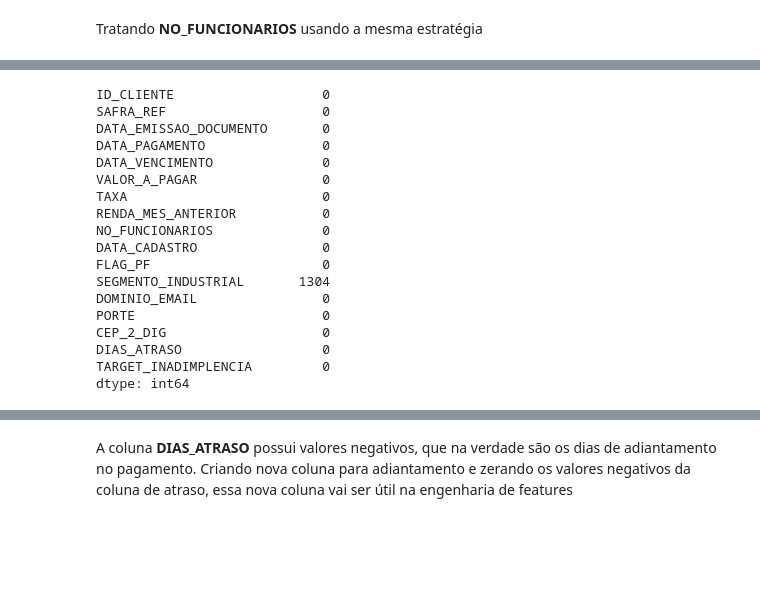
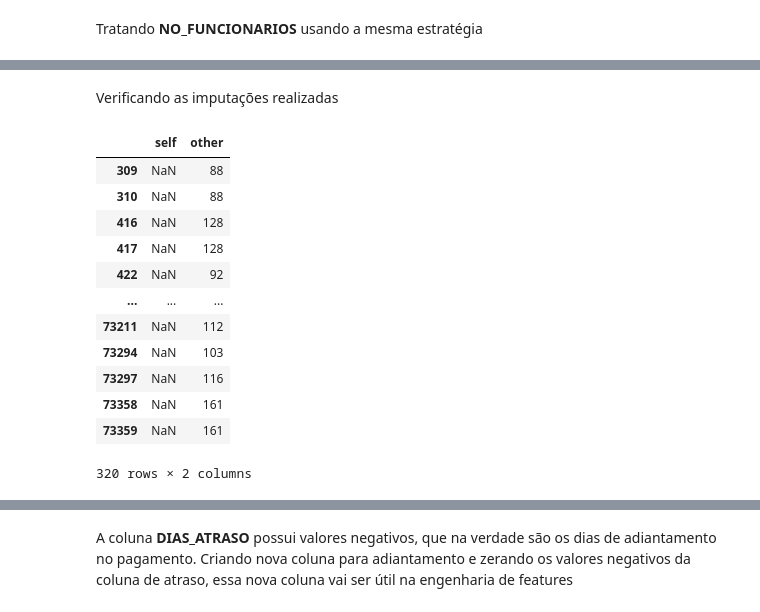
Before and after one commit to mmdes/default-risk-analysis, a Jupyter notebook: notebooks/exploratory_analysis.ipynb, the cells around one changed output, grey strips where cells are left out. Drawn from its saved outputs; the diff is of its cells as text; code cells hidden in the pictures; blank space fills up the shorter version.

```diff
--- a/notebooks/exploratory_analysis.ipynb
+++ b/notebooks/exploratory_analysis.ipynb
@@ -1799,5 +1677,9 @@ merged_dataset_temp = (
 # %%
-merged_dataset_temp.isnull().sum()
+merged_dataset['RENDA_MES_ANTERIOR'] = merged_dataset['RENDA_MES_ANTERIOR_INPUTED']
+
+merged_dataset= merged_dataset.drop(columns=['RENDA_MES_ANTERIOR_INPUTED'])
+
+merged_dataset.isnull().sum()
 # %% [output]
 ID_CLIENTE                   0
 SAFRA_REF                    0
@@ -1917,21 +1704,46 @@ merged_dataset_temp = (
-# %%
-merged_dataset_temp.isnull().sum()
-# %% [output]
-ID_CLIENTE                   0
-SAFRA_REF                    0
-DATA_EMISSAO_DOCUMENTO       0
-DATA_PAGAMENTO               0
-DATA_VENCIMENTO              0
-VALOR_A_PAGAR                0
-TAXA                         0
-RENDA_MES_ANTERIOR           0
-NO_FUNCIONARIOS              0
-DATA_CADASTRO                0
-FLAG_PF                      0
-SEGMENTO_INDUSTRIAL       1304
-DOMINIO_EMAIL                0
-PORTE                        0
-CEP_2_DIG                    0
-DIAS_ATRASO                  0
-TARGET_INADIMPLENCIA         0
-dtype: int64
+# %%
+hierarquia = [
+    [
+        'TARGET_INADIMPLENCIA',
+        'SEGMENTO_INDUSTRIAL',
+        'TAXA',
+        'CEP_2_DIG'
+    ],
+    [
+        'TARGET_INADIMPLENCIA',
+        'SEGMENTO_INDUSTRIAL',
+        'CEP_2_DIG',
+
+     ],
+     [
+        'TARGET_INADIMPLENCIA',
+        'SEGMENTO_INDUSTRIAL',
+        'TAXA',
+    ]
+]
+
+coluna = "NO_FUNCIONARIOS"
+
+merged_dataset[coluna] = merged_dataset[coluna].astype(float)
+
+merged_dataset[coluna+"_INPUTED"] = imputacao_hierarquica(merged_dataset, coluna, hierarquia, strategy='median')
+
+merged_dataset[coluna+"_INPUTED"] = merged_dataset[coluna+"_INPUTED"].round().astype('Int64')
+# %% [markdown]
+Verificando as imputações realizadas
+# %%
+merged_dataset["NO_FUNCIONARIOS"].compare(merged_dataset["NO_FUNCIONARIOS_INPUTED"])
+# %% [output]
+|  | self | other |
+| 309 | NaN | 88 |
+| 310 | NaN | 88 |
+| 416 | NaN | 128 |
+| 417 | NaN | 128 |
+| 422 | NaN | 92 |
+| ... | ... | ... |
+| 73211 | NaN | 112 |
+| 73294 | NaN | 103 |
+| 73297 | NaN | 116 |
+| 73358 | NaN | 161 |
+| 73359 | NaN | 161 |
+320 rows × 2 columns
```
Also changed, not shown: parts of 73 cells of this notebook, 4 other files.
